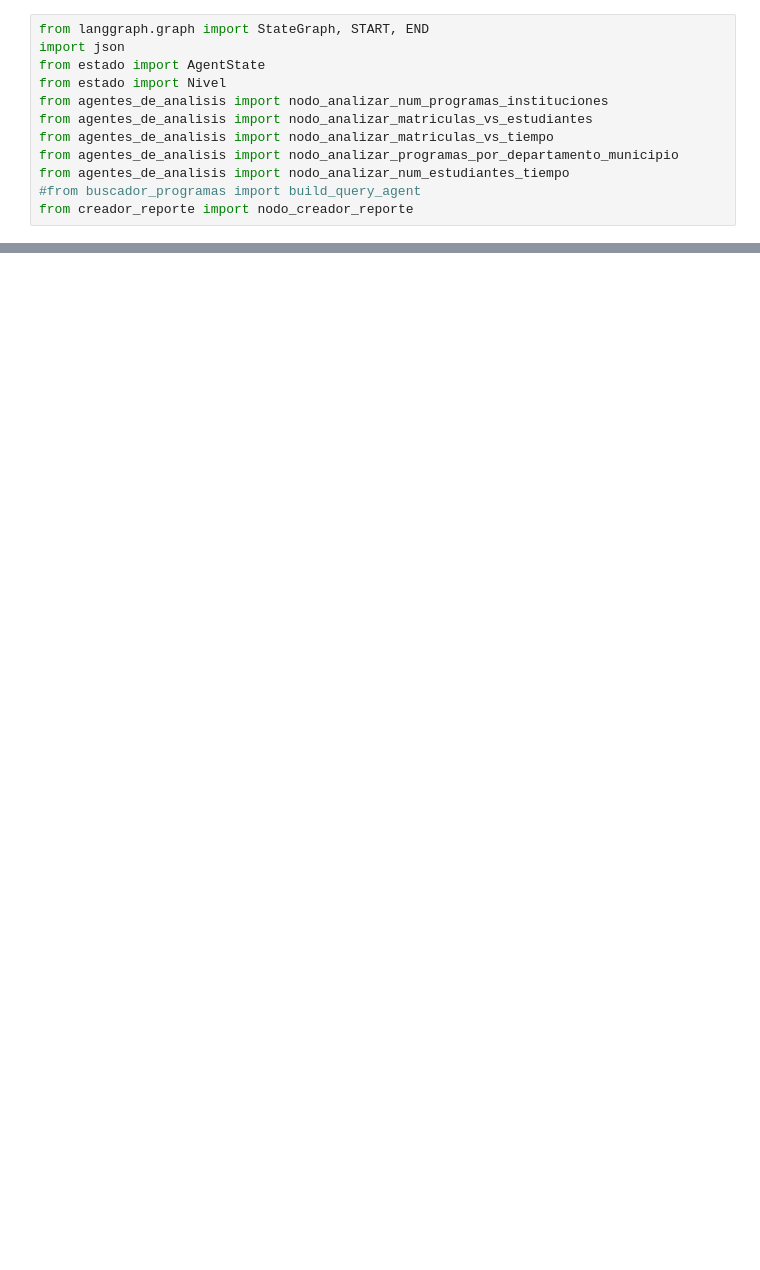
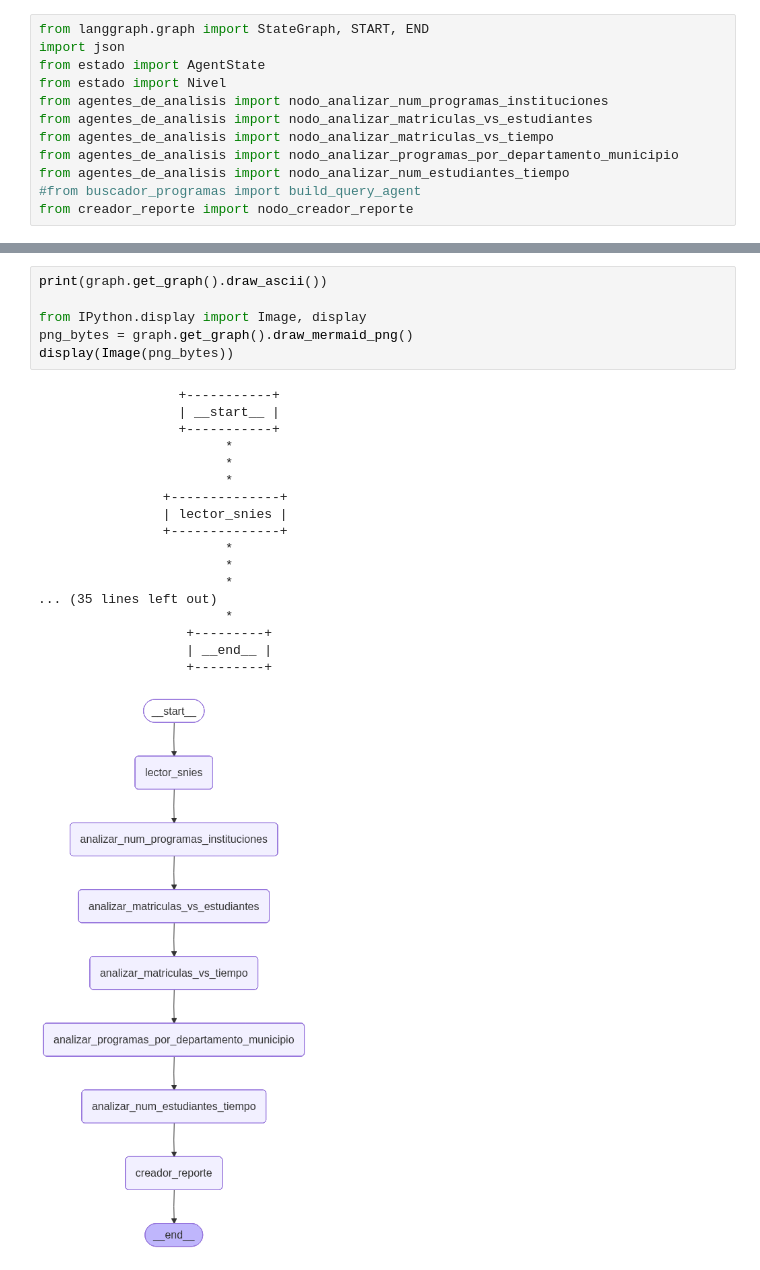
Before and after one commit to robertohincapie/agentes_programas, a Jupyter notebook: notebooks/programa.ipynb, the cells around one changed output, grey strips where cells are left out. Cells and saved outputs as stored; diff of their text form; blank space fills up the shorter version.

```diff
--- a/notebooks/programa.ipynb
+++ b/notebooks/programa.ipynb
@@ -102,3 +102,28 @@ Agente creador de reporte tipo web
 [figure]
 [figure]
 [figure]
+# %%
+print(graph.get_graph().draw_ascii())
+
+from IPython.display import Image, display
+png_bytes = graph.get_graph().draw_mermaid_png()
+display(Image(png_bytes))
+# %% [output]
+                  +-----------+
+                  | __start__ |
+                  +-----------+
+                        *
+                        *
+                        *
+                +--------------+
+                | lector_snies |
+                +--------------+
+                        *
+                        *
+                        *
+... (35 lines left out)
+                        *
+                   +---------+
+                   | __end__ |
+                   +---------+
+[figure, added]
```
Also changed, not shown: parts of 2 cells of this notebook, 1 other file.
